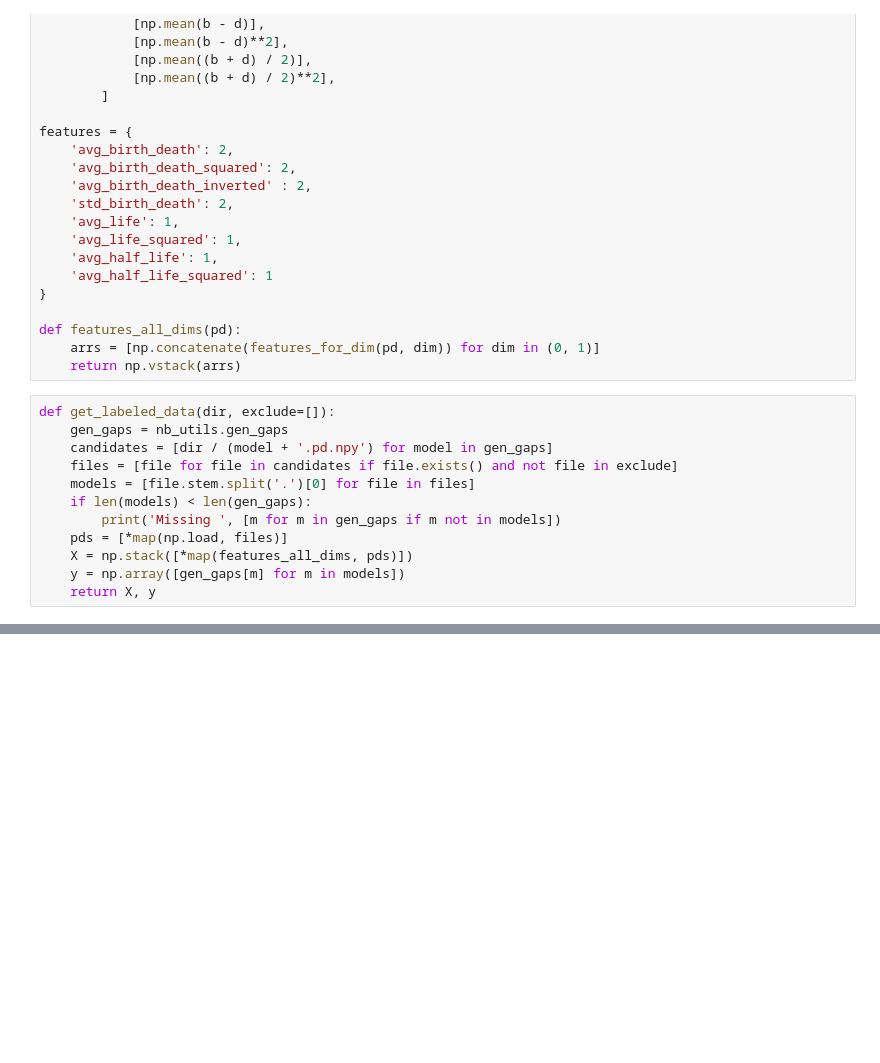
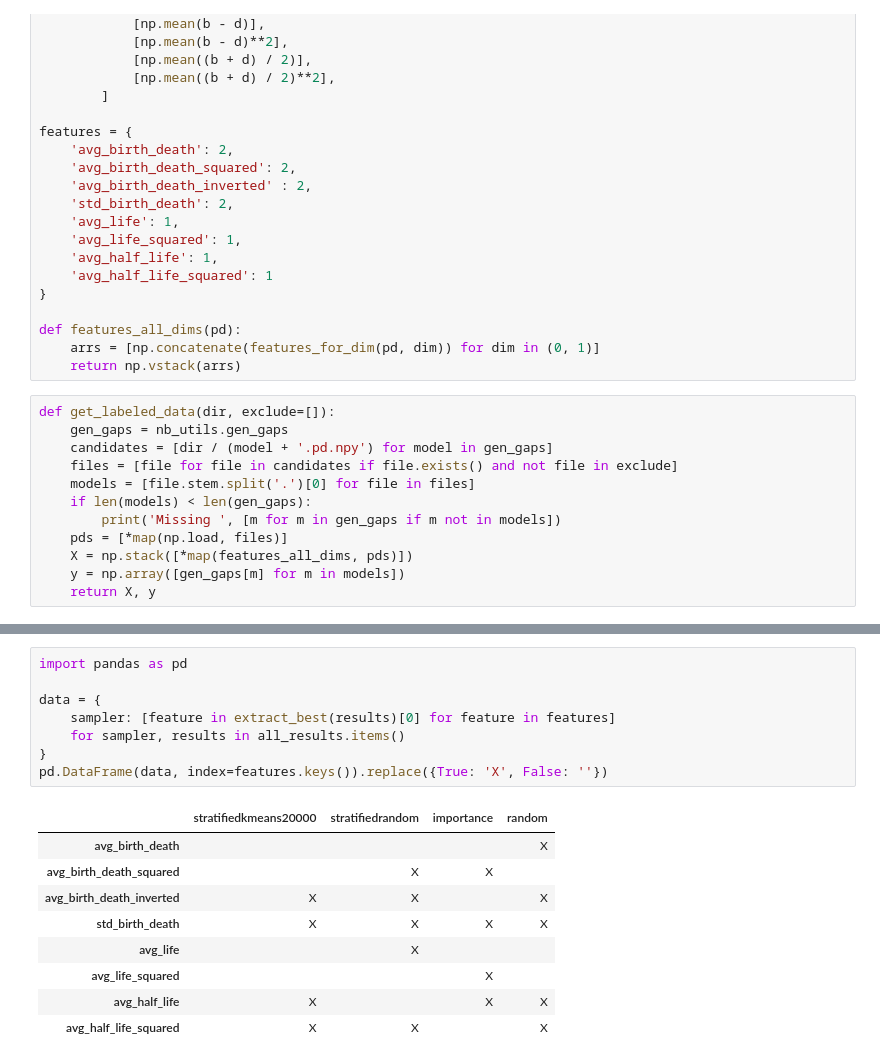
Before and after one commit to carpelli/tfm, a Jupyter notebook: tfm/notebooks/regression.ipynb, the cells around one changed output, grey strips where cells are left out. Cells and saved outputs as stored; diff of their text form; blank space fills up the shorter version.

```diff
--- a/tfm/notebooks/regression.ipynb
+++ b/tfm/notebooks/regression.ipynb
@@ -137,0 +148,18 @@ for exp_ix, ax in enumerate(axs):
+# %%
+import pandas as pd
+
+data = {
+	sampler: [feature in extract_best(results)[0] for feature in features]
+	for sampler, results in all_results.items()
+}
+pd.DataFrame(data, index=features.keys()).replace({True: 'X', False: ''})
+# %% [output]
+|  | stratifiedkmeans20000 | stratifiedrandom | importance | random |
+| avg_birth_death |  |  |  | X |
+| avg_birth_death_squared |  | X | X |  |
+| avg_birth_death_inverted | X | X |  | X |
+| std_birth_death | X | X | X | X |
+| avg_life |  | X |  |  |
+| avg_life_squared |  |  | X |  |
+| avg_half_life | X |  | X | X |
+| avg_half_life_squared | X | X |  | X |
```
Also changed, not shown: parts of 7 cells of this notebook, 1 other file.
